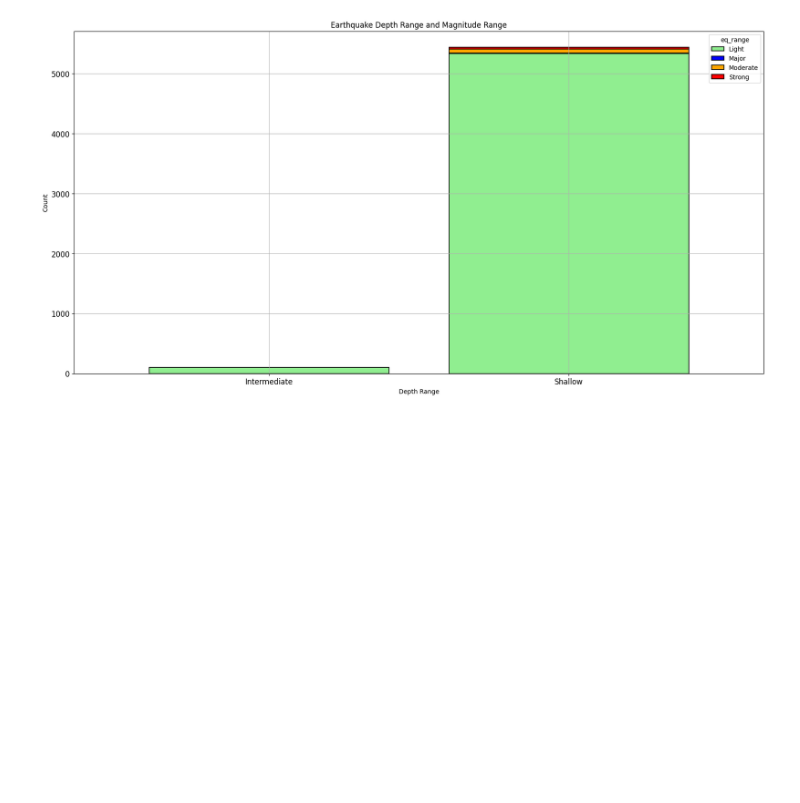
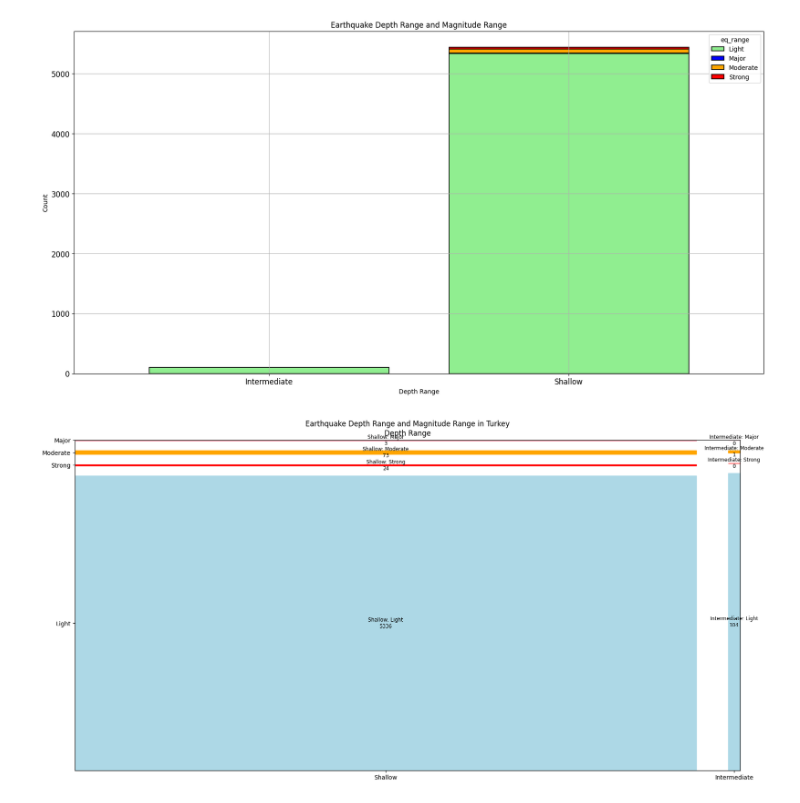
Before and after one commit to badicev/Holistic-Data-Science-Bootcamp-2, a Jupyter notebook: Earthquakes EDA2.ipynb, the cells around one changed output. Drawn from its saved outputs; the diff is of its cells as text; code cells hidden in the pictures; blank space fills up the shorter version.

```diff
--- a/Earthquakes EDA2.ipynb
+++ b/Earthquakes EDA2.ipynb
@@ -320,3 +320,18 @@ turkey.groupby(['depth_range', 'eq_range']).size().unstack().plot(kind='bar', st
                                                                                         ylabel='Count');
 # %% [output]
 [figure]
+# %%
+#mosaic plot
+from statsmodels.graphics.mosaicplot import mosaic
+plt.rcParams['figure.figsize'] = (20, 10)
+mosaic(turkey, ['depth_range', 'eq_range'], title='Earthquake Depth Range and Magnitude Range in Turkey',
+         labelizer=lambda k: f'{k[0]}: {k[1]}\n{turkey[(turkey["depth_range"] == k[0]) & (turkey["eq_range"] == k[1])].shape[0]}' ,
+         gap=0.05,
+         properties=lambda key: {'color': 'lightgreen' if key[1] == 'Minor' else 'lightblue' if key[1] == 'Light' else 'orange' if key[1] == 'Moderate' else 'red' if key[1] == 'Strong' else 'crimson'}
+)
+plt.xlabel('Depth Range', fontsize=12)
+plt.ylabel('Magnitude Range', fontsize=12)
+
+plt.show()
+# %% [output]
+[figure, added]
```
Also changed, not shown: 1 other file.
